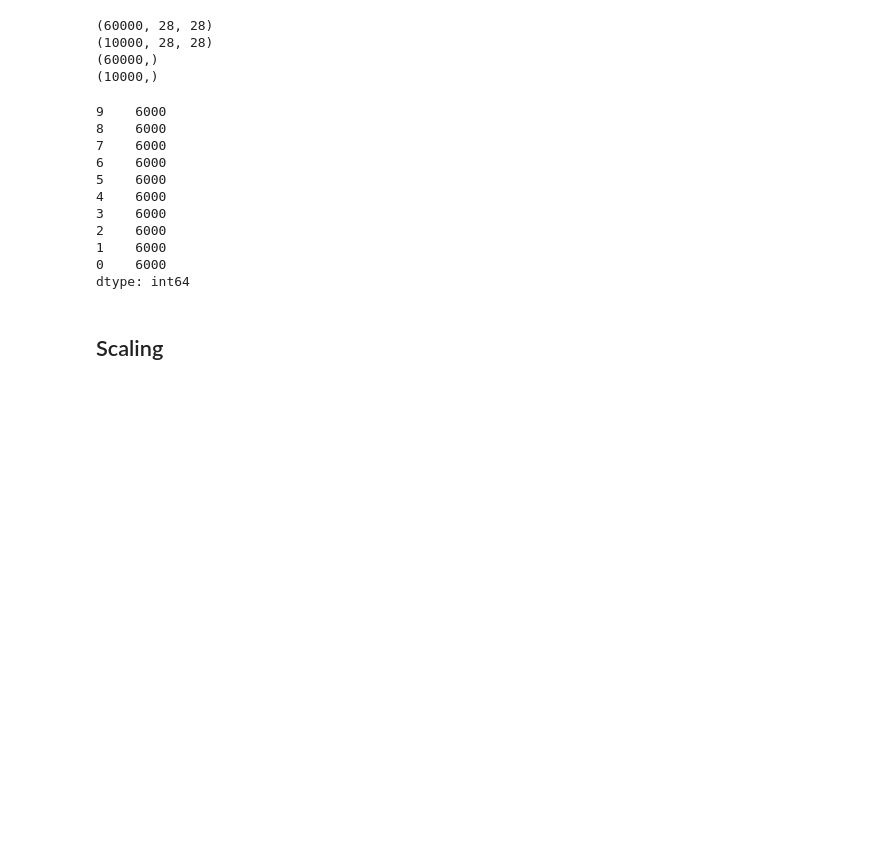
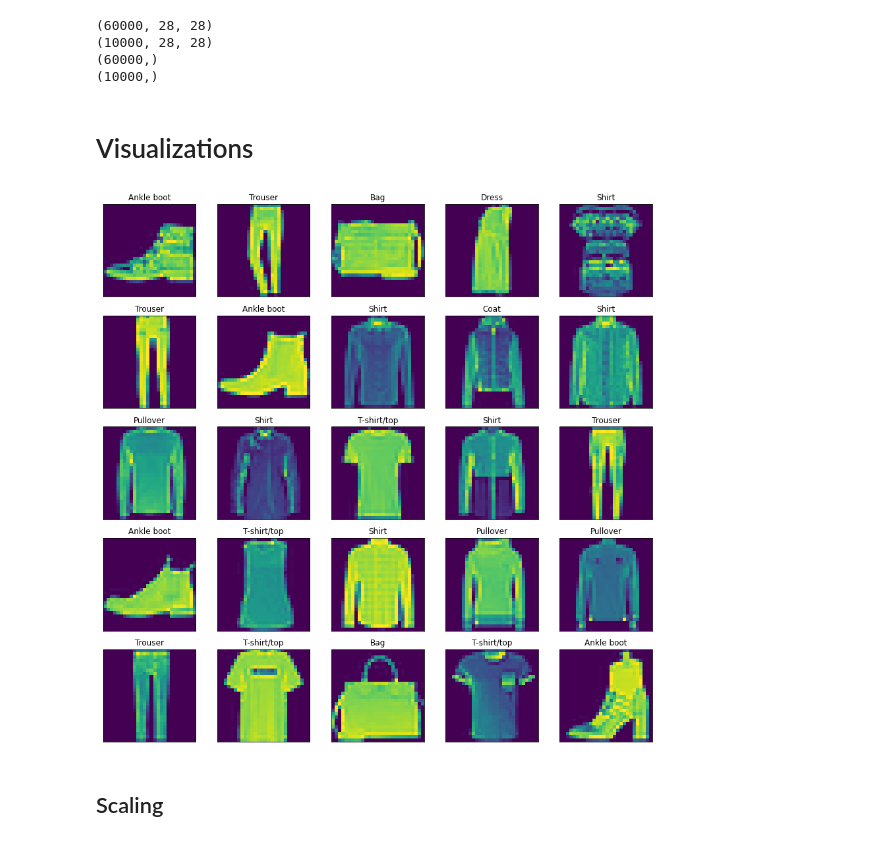
Before and after one commit to jcichonska/machine_learning_examples, a Jupyter notebook: FashionMnist/FashionMnist.ipynb, the cells around one changed output. Cells and saved outputs as stored; diff of their text form; code cells hidden in the pictures; blank space fills up the shorter version.

```diff
--- a/FashionMnist/FashionMnist.ipynb
+++ b/FashionMnist/FashionMnist.ipynb
@@ -25,20 +26,42 @@ print(y_test.shape)
 (10000, 28, 28)
 (60000,)
 (10000,)
-# %%
-pd.Series(y_train).value_counts()
-# %% [output]
-9    6000
-8    6000
-7    6000
-6    6000
-5    6000
-4    6000
-3    6000
-2    6000
-1    6000
-0    6000
-dtype: int64
+# %%
+class_names = ['T-shirt/top',
+                'Trouser',
+                'Pullover',
+                'Dress',
+                'Coat',
+                'Sandal',
+                'Shirt',
+                'Sneaker',
+                'Bag',
+                'Ankle boot']
+# %% [markdown]
+# Visualizations
+# %%
+def plot_random_images(dataset, labels):
+
+    # draw sample
+    n = dataset.shape[0]
+    idxs = random.choices(range(0,n), k=25)
+    images = dataset[idxs]
+    classes = labels[idxs]
+    # plot
+    fig = plt.figure(figsize=(15, 15))
+    columns = 5
+    rows = 5
+    for i in range(1, columns*rows+1):
+        fig.add_subplot(rows, columns, i)
+        plt.xticks([])
+        plt.yticks([])
+        plt.title(class_names[classes[i-1]] )
+        plt.imshow(images[i-1] )
+    plt.show()
+# %%
+plot_random_images(x_train, y_train)
+# %% [output]
+[figure, added]
 # %% [markdown]
 ## Scaling
 # %%
```
Also changed, not shown: parts of 14 cells of this notebook, 2 other files.
